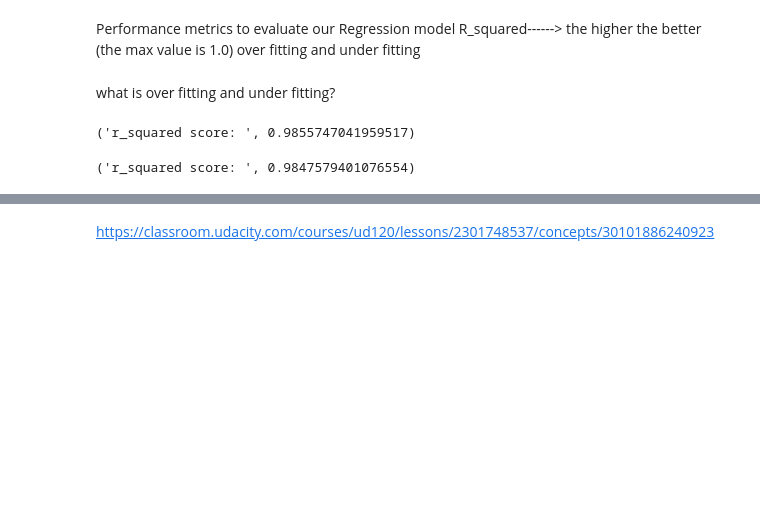
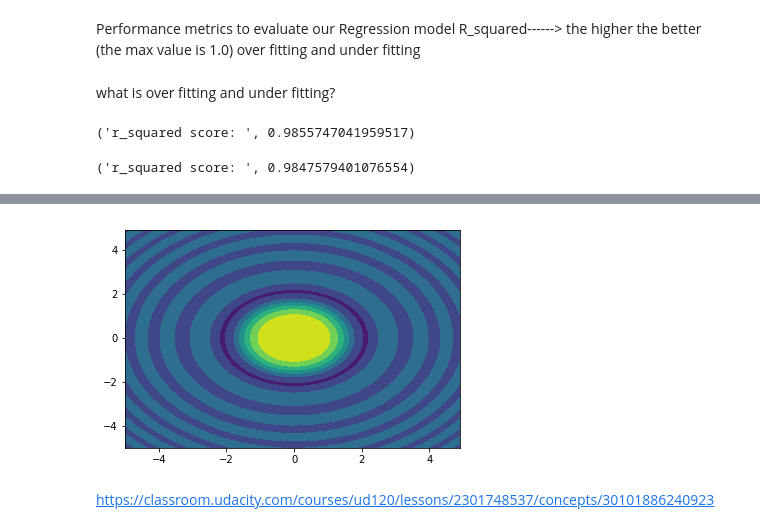
Before and after one commit to FarnazMo/python-Pink, a Jupyter notebook: continuous supervised learning ,Regression.ipynb, the cells around one changed output, grey strips where cells are left out. Cells and saved outputs as stored; diff of their text form; code cells hidden in the pictures; blank space fills up the shorter version.

```diff
--- a/continuous supervised learning ,Regression.ipynb
+++ b/continuous supervised learning ,Regression.ipynb
@@ -9,12 +16,12 @@ import numpy as np
 # Fixing random state for reproducibility
 np.random.seed(19680801)
 x = np.arange(0.0, 50.0, 2.0)
-y = x * 0.3
+y = 0.3 * x  + .002
 
 plt.scatter(x, y, c="g", alpha=0.5)
 plt.xlabel("age")
 plt.ylabel("net worth")
 plt.show()
-plt.figure()
+#plt.figure()
 # %% [output]
 [figure]
@@ -129,0 +181,6 @@ what is over fitting and under fitting?
+# %%
+from sklearn.datasets import load_iris
+import numpy as np
+import matplotlib.pyplot as plt
+from sklearn.linear_model import LogisticRegression
+iris = load_iris()
@@ -130,2 +290,13 @@ what is over fitting and under fitting?
+# %%
+#more examples of np.meshgrid
+import matplotlib.pyplot as plt
+>>> x = np.arange(-5, 5, 0.1)
+>>> y = np.arange(-5, 5, 0.1)
+>>> xx, yy = np.meshgrid(x, y, sparse=True)
+>>> z = np.sin(xx**2 + yy**2) / (xx**2 + yy**2)
+>>> h = plt.contourf(x,y,z)
+>>> plt.show()
+# %% [output]
+[figure, added]
 # %% [markdown]
 https://classroom.udacity.com/courses/ud120/lessons/2301748537/concepts/30101886240923
```
Also changed, not shown: parts of 24 cells of this notebook.
